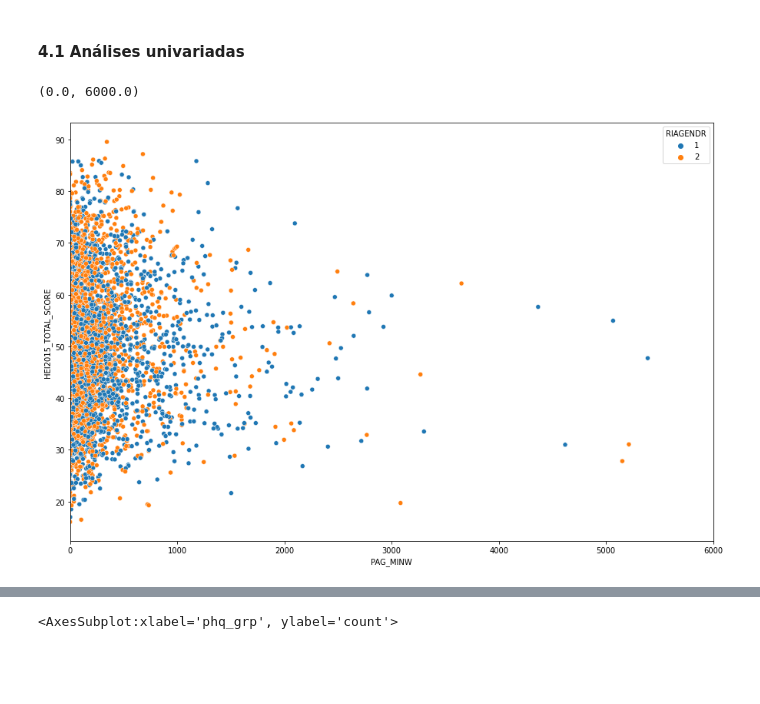
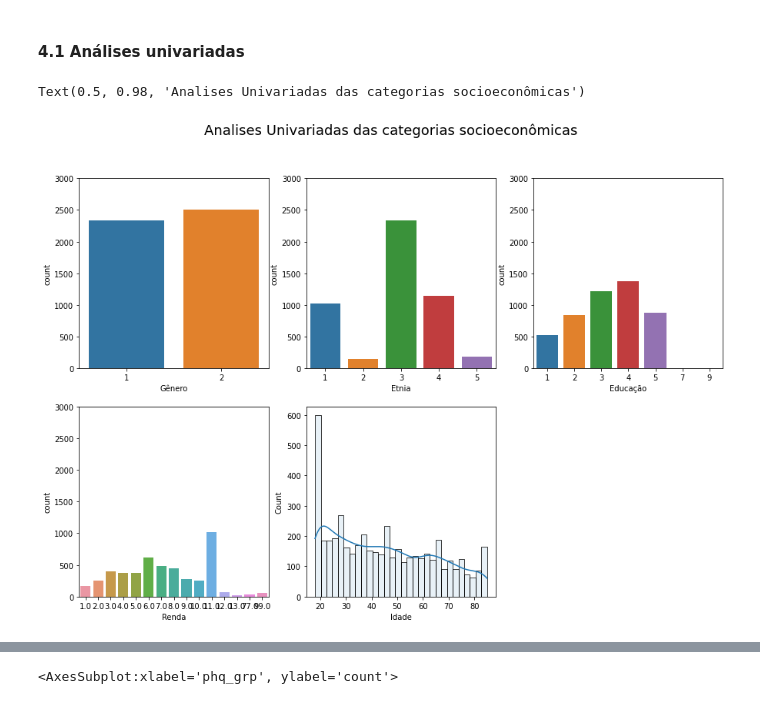
Before and after one commit to LissesCastro/Desafio-Inferencia, a Jupyter notebook: Desafio-Inferencia.ipynb, the cells around one changed output, grey strips where cells are left out. Drawn from its saved outputs; the diff is of its cells as text; code cells hidden in the pictures; blank space fills up the shorter version.

```diff
--- a/Desafio-Inferencia.ipynb
+++ b/Desafio-Inferencia.ipynb
@@ -254,7 +251,19 @@ teste = base.groupby('RIAGENDR')['phq_grp'].value_counts()
-# %%
-fig, axes = plt.subplots(figsize=(15,10))
-bp = sns.scatterplot(x=(base['PAG_MINW'])/2, y=base['HEI2015_TOTAL_SCORE'], hue=base['RIAGENDR'])
-axes.set_xlim([0,6000])
-# %% [output]
-(0.0, 6000.0)
-[figure, removed]
+# %%
+#OBTENDO GRÁFICOS POPULACIONAIS: GÊNERO, IDADE
+#OBTENDO GRÁFICOS SOCIOECONÔMICOS: ETNIA, EDUCAÇÃO, RENDA
+
+#print(teste)
+fig, axes = plt.subplots(2, 3, figsize=(15,10))
+for num, col in enumerate({'RIAGENDR':'Gênero', 'RIDRETH1':'Etnia', 'DMDEDUC':'Educação','INDFMINC':'Renda'}.items()):
+    sns.countplot(x=col[0], data=base, ax=axes.flat[num])
+    axes.flat[num].set_xlabel(col[1])
+    axes.flat[num].set_ylim(0,3000)
+
+sns.histplot(x='RIDAGEYR', data=base, bins=30, ax=axes.flat[4], alpha=0.1, kde=True)
+axes.flat[4].set_xlabel('Idade')
+axes.flat[5].set_visible(False)
+
+plt.suptitle('Analises Univariadas das categorias socioeconômicas', fontsize=18)
+# %% [output]
+Text(0.5, 0.98, 'Analises Univariadas das categorias socioeconômicas')
+[figure, added]
```
Also changed, not shown: parts of 4 cells of this notebook.
